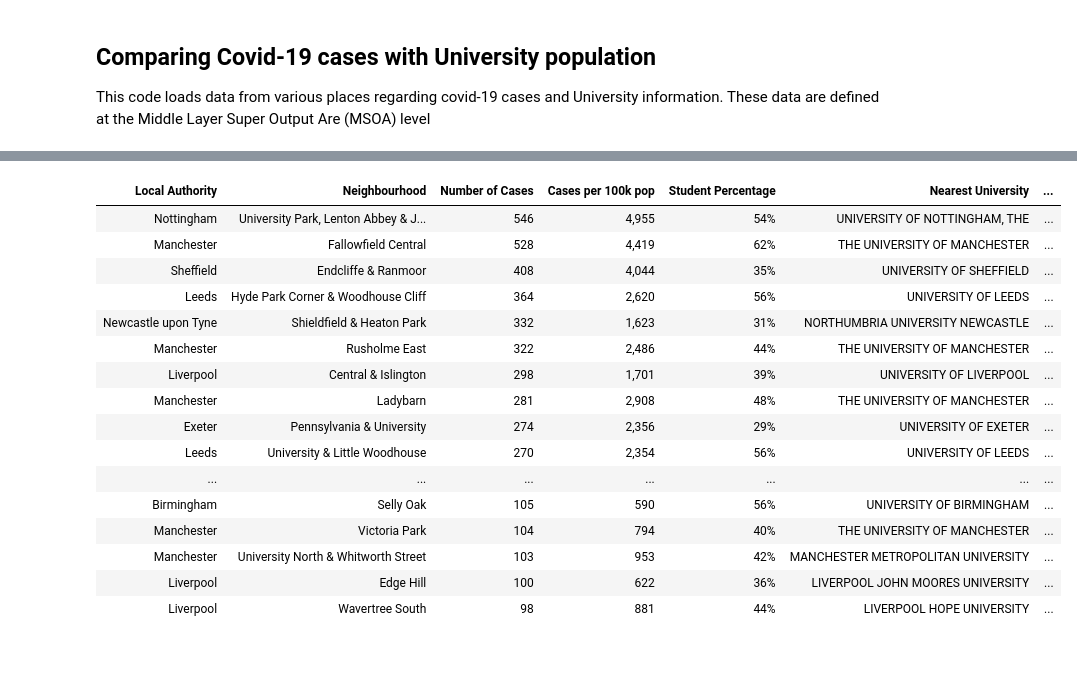
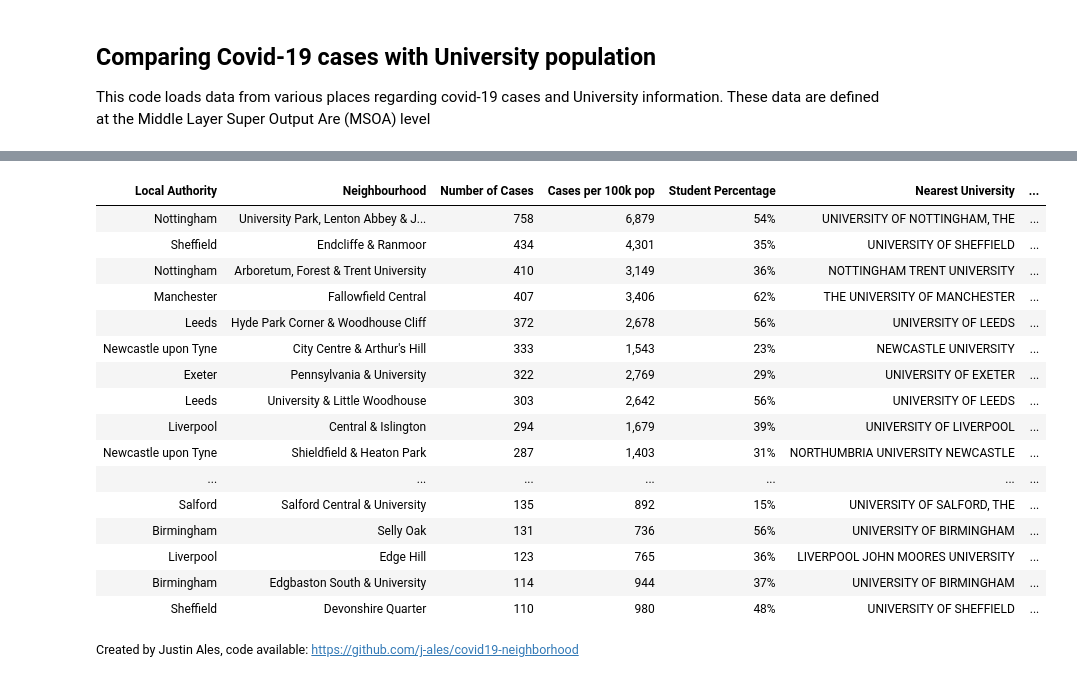
Before and after one commit to j-ales/covid19-neighborhood, a Jupyter notebook: covidNeighborhood.ipynb, the cells around one changed output, grey strips where cells are left out. Drawn from its saved outputs; the diff is of its cells as text; code cells hidden in the pictures; blank space fills up the shorter version.

```diff
--- a/covidNeighborhood.ipynb
+++ b/covidNeighborhood.ipynb
@@ -76,17 +79,26 @@ if not os.path.isfile('./learning-providers-plus.csv'):
 # df = api.get_dataframe()
 # %%
 MSOA_centroids = pandas.read_csv('./MSOA_2011_EW_PWC_COORD_V2.CSV')
+
+#The MSO population data comes from this table from the ONS:
+#Table SAPE22DT4: Mid-2019 Population Estimates for Middle Layer Super Output Areas
+#in England and Wales by Single Year of Age and Sex - Supporting Information
 MSOA_pop = pandas.read_csv('./MSOA_pop.csv')
 HE_centroids = pandas.read_csv('./learning-providers-plus.csv')
 covidCases = pandas.read_csv('./MSOAs_latest.csv')
+covidFileTimeStamp = os.path.getmtime('./MSOAs_latest.csv')
 
+#The student population numbers come from Table ID: DC6108EW, from the 2011 census
+#https://www.nomisweb.co.uk/census/2011/dc6108ew
 MSOA_student_pop = pandas.read_csv('./MSOA_student_pop.csv')
 
+#Definitions for several groupings of univeristies.
 russell_group_rows = (HE_centroids['GROUPS'].str.contains('Russell_Group') == True)
 million_plus_rows = (HE_centroids['GROUPS'].str.contains('Million') == True)
 UA_rows = (HE_centroids['GROUPS'].str.contains('University_Alliance') == True)
 
-unis_2_keep = np.ones((len(HE_centroids.index))) > 0
+# You can uncomment and/or change theses lines to pick a selection of unis
+unis_2_keep = np.ones((len(HE_centroids.index))) > 0 # All Unis
 # unis_2_keep = russell_group_rows | million_plus_rows
 # unis_2_keep =  russell_group_rows
 HE_centroids = HE_centroids.loc[unis_2_keep, :]
@@ -94,7 +106,8 @@ HE_centroids = HE_centroids.loc[unis_2_keep, :]
 HE_lon = HE_centroids['LONGITUDE']
 HE_lat = HE_centroids['LATITUDE']
 
-# Calculate distances. NOTE: This is a very slow way to do it
+# Calculate distances. NOTE: Using a for loop like this is a very slow way to do it
+# but is generally more clear to read.
 allDist = np.zeros((len(MSOA_centroids.index), len(HE_centroids.index)))
 
 for index, row in MSOA_centroids.iterrows():
@@ -104,10 +117,12 @@ for index, row in MSOA_centroids.iterrows():
     theseDist = haversine(this_MSOA_lon, this_MSOA_lat, HE_lon, HE_lat)
     allDist[index,] = theseDist
 
+#Calculate the distance to nearest university.
 uni_distance = np.nanmin(allDist, axis=1)
 rg_distance = np.nanmin(allDist[:, russell_group_rows], axis=1)
 mp_distance = np.nanmin(allDist[:, million_plus_rows], axis=1)
 closestUniIdx = np.nanargmin(allDist, axis=1)
+
 uni_name = HE_centroids['PROVIDER_NAME'].iloc[closestUniIdx].values
 MSOA_centroids.insert(1, "uni_distance", uni_distance)
 MSOA_centroids.insert(1, "rg_distance", rg_distance)
@@ -118,8 +133,8 @@ import matplotlib.pyplot as plt
 import matplotlib.dates as mdates
 import datetime
 
-
-# Distance in miles to separate areas
+#***
+# Distance in miles to use separate areas
 distThresh = 1
 #*****
 
@@ -132,9 +147,9 @@ merged = pandas.merge(left=merged, right=MSOA_student_pop, left_on='MSOA11CD', r
 merged = merged.replace(-99, 0)
 merged = merged.sort_values('uni_distance')
 
-merged['latest_7_days_per_100k'] = 1e5 * merged.filter(like='latest_7_days').div(merged['All Ages'], axis=0)
-merged['Student Percentage'] = merged['Student Population'] / merged['All Ages']
-
+#Normalize by MSOA population
+merged['latest_7_days_per_100k'] = 1e5 * merged.filter(like='latest_7_days').div(merged['Total Pop'], axis=0)
+merged['Student Percentage'] = merged['Student Population'] / merged['Total Pop']
 
 close = merged.loc[merged['uni_distance'] < distThresh, :]
 far = merged.loc[merged['uni_distance'] >= distThresh, :]
@@ -144,13 +159,13 @@ numberFar = len(far)
 # close = merged.iloc[1:nNear,:]
 # far = merged.iloc[(nNear+1):,:]
 
-closeTotalPop = np.sum(close['All Ages'])
-farTotalPop = np.sum(far['All Ages'])
+closeTotalPop = np.sum(close['Total Pop'])
+farTotalPop = np.sum(far['Total Pop'])
 # closeCasePer100 = 1e5*np.nansum(close.filter(like='wk_'), axis=0)/closeTotalPop
 # farCasePer100 = 1e5*np.nansum(far.filter(like='wk_'), axis=0)/farTotalPop
 
-closeCasePer100 = np.nanmean(1e5 * close.filter(like='wk_').div(close['All Ages'], axis=0), axis=0)
-farCasePer100 = np.nanmean(1e5 * far.filter(like='wk_').div(far['All Ages'], axis=0), axis=0)
+closeCasePer100 = np.nanmean(1e5 * close.filter(regex='wk_*|latest_7_days(?!_)').div(close['Total Pop'], axis=0), axis=0)
+farCasePer100 = np.nanmean(1e5 * far.filter(regex='wk_*|latest_7_days(?!_)').div(far['Total Pop'], axis=0), axis=0)
 
 first = datetime.datetime.fromisocalendar(2020, 5, 5)
 last  = datetime.datetime.fromisocalendar(2020, len(closeCasePer100)-1+5, 6)
@@ -162,7 +177,10 @@ plt.plot(date_range,farCasePer100)
 plt.gca().xaxis.set_major_formatter(mdates.DateFormatter('%B'))
 plt.gca().xaxis.set_major_locator(mdates.DayLocator(bymonthday=1))
 plt.ylabel('Cases per 100k population')
-plt.xlabel('Week #')
+plt.annotate('Created by Justin Ales, code available: https://github.com/j-ales/covid19-neighborhood',
+             (0,0), (-20, -40), xycoords='axes fraction',
+             textcoords='offset points', va='top',
+             fontsize=8)
 plt.gcf().autofmt_xdate()
 
 plt.legend([str(numberClose) + ' areas within  ' + str(distThresh ) + ' miles of a Uni',
@@ -237,47 +277,51 @@ plt.show()
 # %%
-from IPython.display import display, HTML
+from IPython.display import display, HTML, Markdown
 
 
 
 top30 = merged.head(30).copy()
 
 top30['Student Percentage']=top30['Student Percentage'].mul(100)
 
 # top30 = top30[
 #     ['LA name (2020 boundaries)', 'msoa11_hclnm', 'latest_7_days', 'latest_7_days_per_100k', 'uni_distance', 'Student Population',
 #      'Student Percentage', 'uni_name']]
 top30 = top30[
      ['LA name (2020 boundaries)', 'msoa11_hclnm', 'latest_7_days', 'latest_7_days_per_100k','Student Percentage', 'uni_name',
       'uni_distance']]
 
 di = {'msoa11_hclnm': 'Neighbourhood',
       'LA name (2020 boundaries)': 'Local Authority',
       'latest_7_days': 'Number of Cases',
       'latest_7_days_per_100k': 'Cases per 100k pop',
       'uni_distance': 'Miles to Univeristy',
       'uni_name': 'Nearest University'
      }
 
 top30.rename(di,axis=1,inplace=True)
 
 pandas.set_option('precision',2)
 
+fileModString = datetime.datetime.fromtimestamp(covidFileTimeStamp).strftime('%B - %d')
+display(Markdown('Data for last 7 days up ' + fileModString))
 display(HTML(top30.to_html(formatters={'Cases per 100k pop': '{:,.0f}'.format, 'Student Percentage': '{:,.0f}%'.format},index=False)))
+display(Markdown('<sup>Created by Justin Ales, code available: https://github.com/j-ales/covid19-neighborhood</sup>'))
 # %% [output]
 | Local Authority | Neighbourhood | Number of Cases | Cases per 100k pop | Student Percentage | Nearest University | ... |
-| Nottingham | University Park, Lenton Abbey & J... | 546 | 4,955 | 54% | UNIVERSITY OF NOTTINGHAM, THE | ... |
-| Manchester | Fallowfield Central | 528 | 4,419 | 62% | THE UNIVERSITY OF MANCHESTER | ... |
-| Sheffield | Endcliffe & Ranmoor | 408 | 4,044 | 35% | UNIVERSITY OF SHEFFIELD | ... |
-| Leeds | Hyde Park Corner & Woodhouse Cliff | 364 | 2,620 | 56% | UNIVERSITY OF LEEDS | ... |
-| Newcastle upon Tyne | Shieldfield & Heaton Park | 332 | 1,623 | 31% | NORTHUMBRIA UNIVERSITY NEWCASTLE | ... |
-| Manchester | Rusholme East | 322 | 2,486 | 44% | THE UNIVERSITY OF MANCHESTER | ... |
-| Liverpool | Central & Islington | 298 | 1,701 | 39% | UNIVERSITY OF LIVERPOOL | ... |
-| Manchester | Ladybarn | 281 | 2,908 | 48% | THE UNIVERSITY OF MANCHESTER | ... |
-| Exeter | Pennsylvania & University | 274 | 2,356 | 29% | UNIVERSITY OF EXETER | ... |
-| Leeds | University & Little Woodhouse | 270 | 2,354 | 56% | UNIVERSITY OF LEEDS | ... |
+| Nottingham | University Park, Lenton Abbey & J... | 758 | 6,879 | 54% | UNIVERSITY OF NOTTINGHAM, THE | ... |
+| Sheffield | Endcliffe & Ranmoor | 434 | 4,301 | 35% | UNIVERSITY OF SHEFFIELD | ... |
+| Nottingham | Arboretum, Forest & Trent University | 410 | 3,149 | 36% | NOTTINGHAM TRENT UNIVERSITY | ... |
+| Manchester | Fallowfield Central | 407 | 3,406 | 62% | THE UNIVERSITY OF MANCHESTER | ... |
+| Leeds | Hyde Park Corner & Woodhouse Cliff | 372 | 2,678 | 56% | UNIVERSITY OF LEEDS | ... |
+| Newcastle upon Tyne | City Centre & Arthur's Hill | 333 | 1,543 | 23% | NEWCASTLE UNIVERSITY | ... |
+| Exeter | Pennsylvania & University | 322 | 2,769 | 29% | UNIVERSITY OF EXETER | ... |
+| Leeds | University & Little Woodhouse | 303 | 2,642 | 56% | UNIVERSITY OF LEEDS | ... |
+| Liverpool | Central & Islington | 294 | 1,679 | 39% | UNIVERSITY OF LIVERPOOL | ... |
+| Newcastle upon Tyne | Shieldfield & Heaton Park | 287 | 1,403 | 31% | NORTHUMBRIA UNIVERSITY NEWCASTLE | ... |
 | ... | ... | ... | ... | ... | ... | ... |
-| Birmingham | Selly Oak | 105 | 590 | 56% | UNIVERSITY OF BIRMINGHAM | ... |
-| Manchester | Victoria Park | 104 | 794 | 40% | THE UNIVERSITY OF MANCHESTER | ... |
-| Manchester | University North & Whitworth Street | 103 | 953 | 42% | MANCHESTER METROPOLITAN UNIVERSITY | ... |
-| Liverpool | Edge Hill | 100 | 622 | 36% | LIVERPOOL JOHN MOORES UNIVERSITY | ... |
-| Liverpool | Wavertree South | 98 | 881 | 44% | LIVERPOOL HOPE UNIVERSITY | ... |
+| Salford | Salford Central & University | 135 | 892 | 15% | UNIVERSITY OF SALFORD, THE | ... |
+| Birmingham | Selly Oak | 131 | 736 | 56% | UNIVERSITY OF BIRMINGHAM | ... |
+| Liverpool | Edge Hill | 123 | 765 | 36% | LIVERPOOL JOHN MOORES UNIVERSITY | ... |
+| Birmingham | Edgbaston South & University | 114 | 944 | 37% | UNIVERSITY OF BIRMINGHAM | ... |
+| Sheffield | Devonshire Quarter | 110 | 980 | 48% | UNIVERSITY OF SHEFFIELD | ... |
+<sup>Created by Justin Ales, code available: https://github.com/j-ales/covid19-neighborhood</sup>
```
Also changed, not shown: parts of 7 cells of this notebook, 1 other file.
